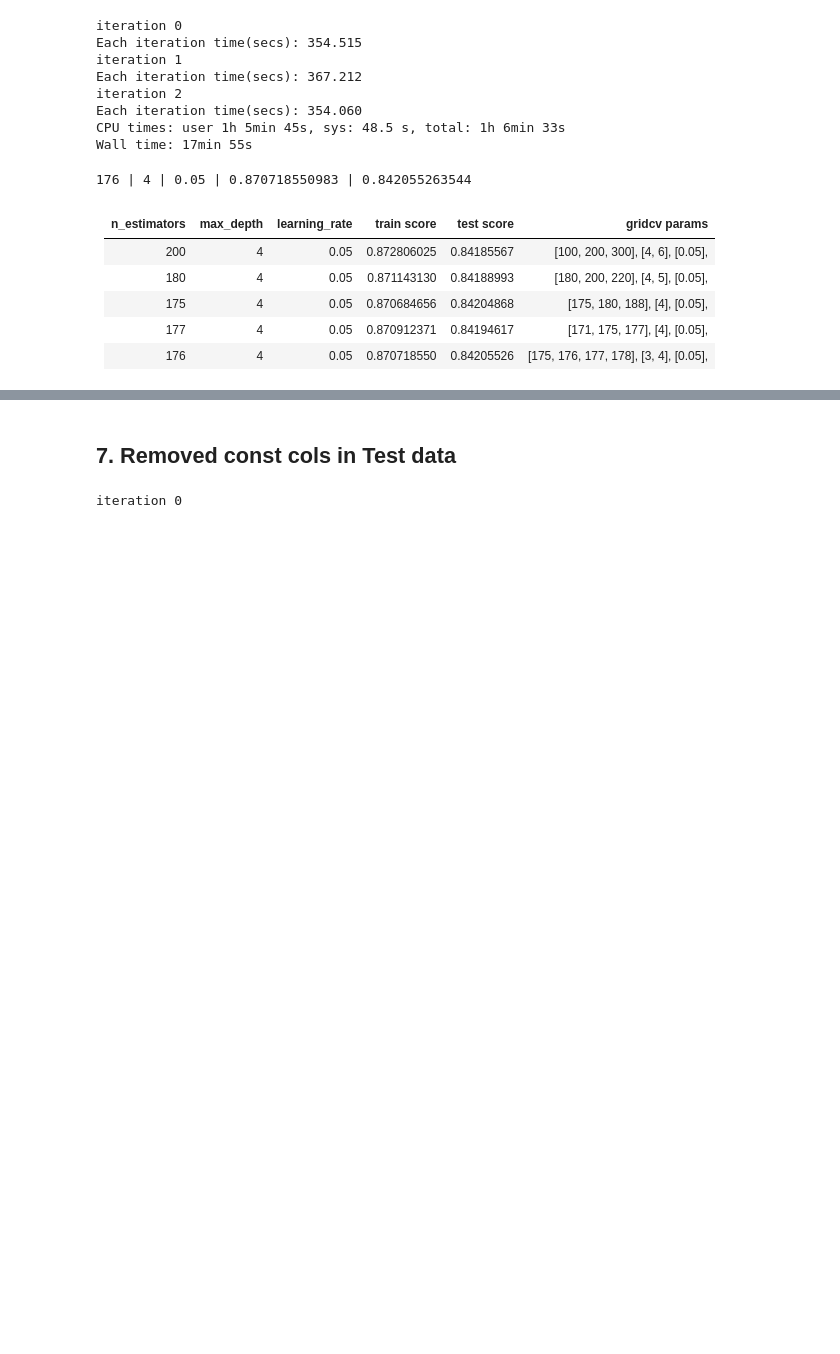
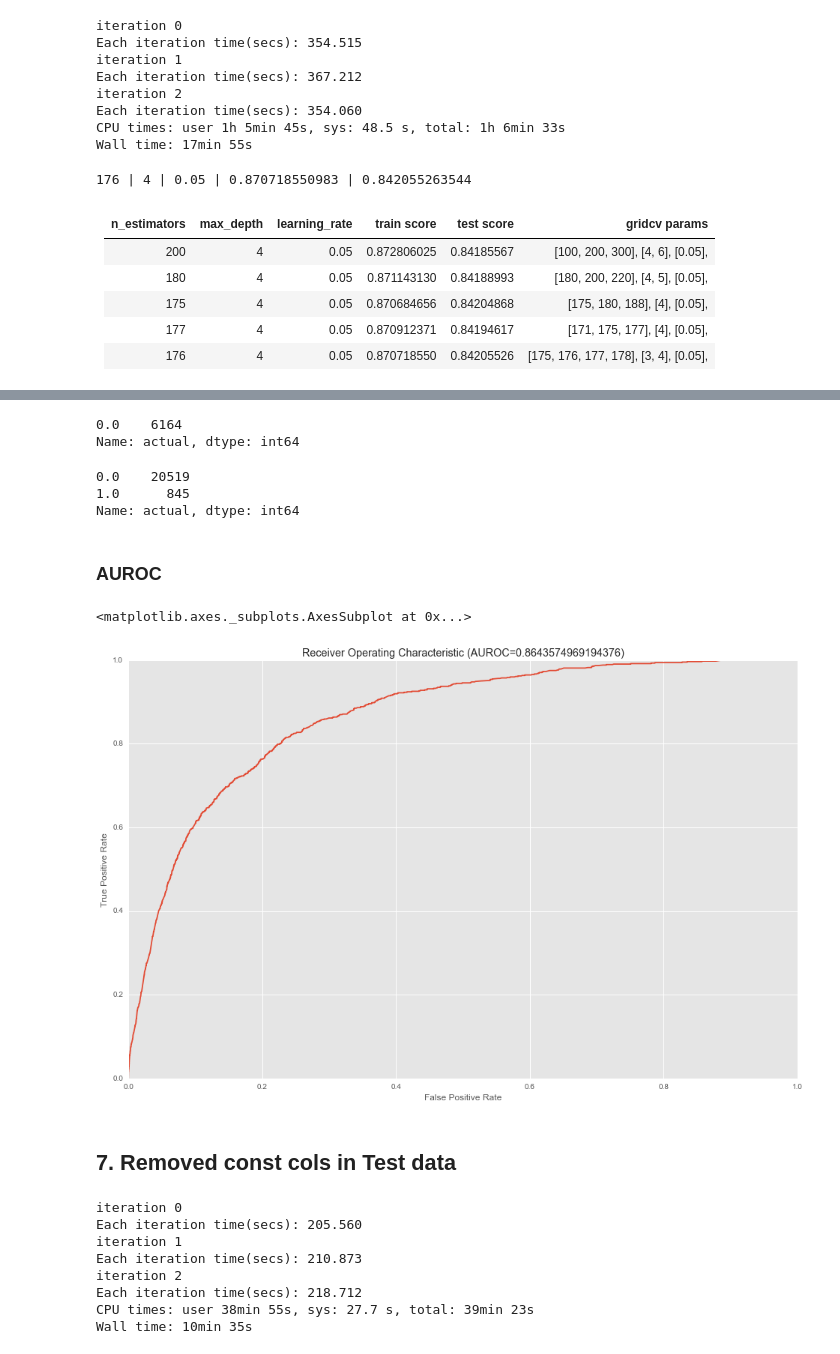
Before and after one commit to jjinking/kaggle-santander, a Jupyter notebook: models.ipynb, the cells around one changed output, grey strips where cells are left out. Drawn from its saved outputs; the diff is of its cells as text; code cells hidden in the pictures; blank space fills up the shorter version.

Commit message:
Added project-specific library of functions in santander.py, and also followed a tutorial on fine-tuning xgboost parameters

```diff
--- a/models.ipynb
+++ b/models.ipynb
@@ -91,3 +80,6 @@ X_train, X_test, y_train, y_test = train_test_split(
+# %%
+# Read and split data
+X_train, y_train, X_test, y_test, feature_cols, df_test = santander.read_split(FILE_TRAIN, FILE_TEST)
 # %%
 # # SGD with linear svm
 # sgdclf_svm = SGDClf(loss='hinge', penalty='l2', alpha=0.0001, l1_ratio=0.15,
@@ -674,3 +713,21 @@ kg.save_submission(gbm.fit(X_all, y_all).predict(df_test), 'submissions/onehotin
+# %%
+ap[ap.incorrect == True].actual.value_counts()
+# %% [output]
+0.0    6164
+Name: actual, dtype: int64
+# %%
+ap.actual.value_counts()
+# %% [output]
+0.0    20519
+1.0      845
+Name: actual, dtype: int64
+# %% [markdown]
+### AUROC
+# %%
+ml.plot_roc(y_test, y_test_hat)
+# %% [output]
+<matplotlib.axes._subplots.AxesSubplot at 0x...>
+[figure, added]
 # %% [markdown]
 ## 7. Removed const cols in Test data
 # %%
@@ -690,15 +745,13 @@ X_train, X_test, y_train, y_test = train_test_split(
     X_all, y_all, test_size=test_size, random_state=0, stratify=y_all)
 # %%
 %%time
-
-import xgboost as xgb
 
 # GridCV for Gradient Boost Model
 gbm = xgb.XGBRegressor(nthread=4, objective='binary:logistic')
 
 param_grid = {
-    'n_estimators': [100, 200, 300],
-    'max_depth': [3, 4],
+    'n_estimators': [129, 130, 131],
+    'max_depth': [4],
     'learning_rate': [0.05],
 }
 best_score, best_model = ml.fine_tune_params(gbm,
@@ -706,11 +759,18 @@ best_score, best_model = ml.fine_tune_params(gbm,
                                              X_test, y_test,
                                              param_grid,
                                              n_runs=3,
-                                             n_cv=2,
+                                             n_cv=5,
                                              scorer=roc_auc_score,
                                              n_jobs=1)
 # %% [output]
 iteration 0
+Each iteration time(secs): 205.560
+iteration 1
+Each iteration time(secs): 210.873
+iteration 2
+Each iteration time(secs): 218.712
+CPU times: user 38min 55s, sys: 27.7 s, total: 39min 23s
+Wall time: 10min 35s
 # %%
 print(" | ".join(map(str, (best_model.n_estimators,
                            best_model.max_depth,
```
Also changed, not shown: parts of 33 cells of this notebook, 4 other files.
